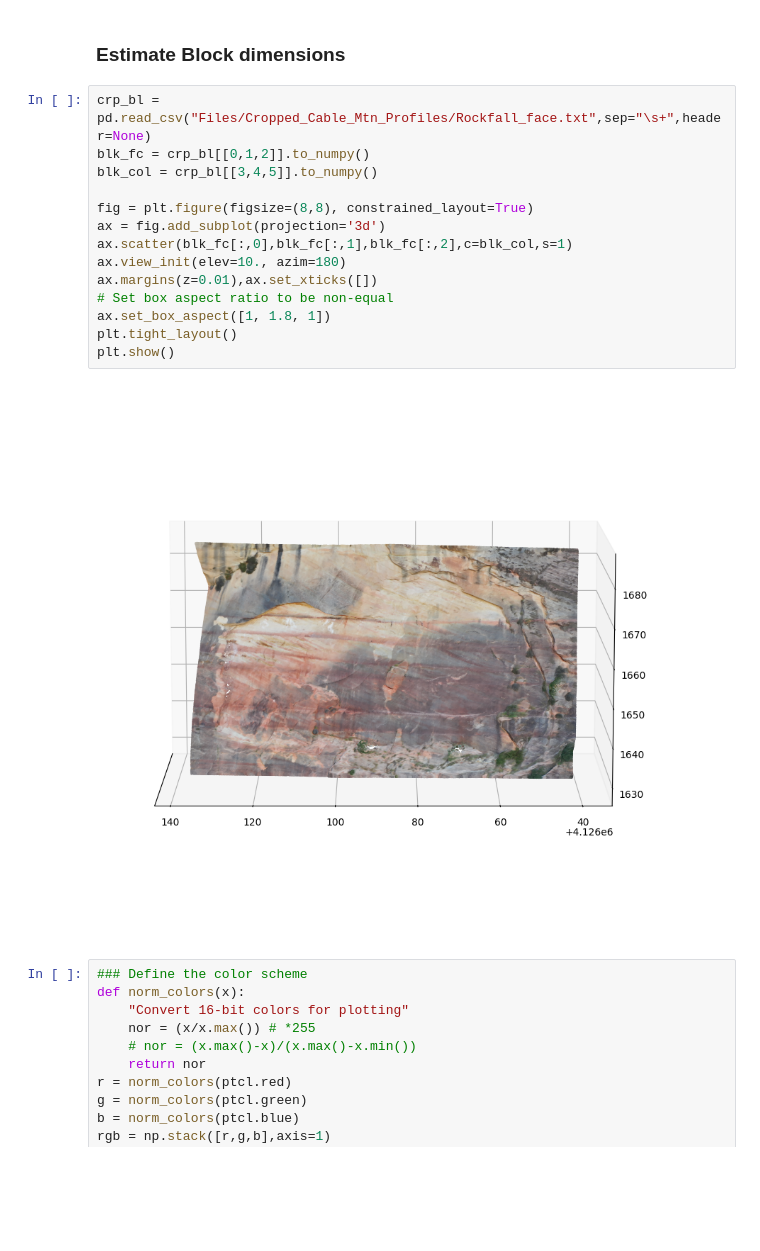
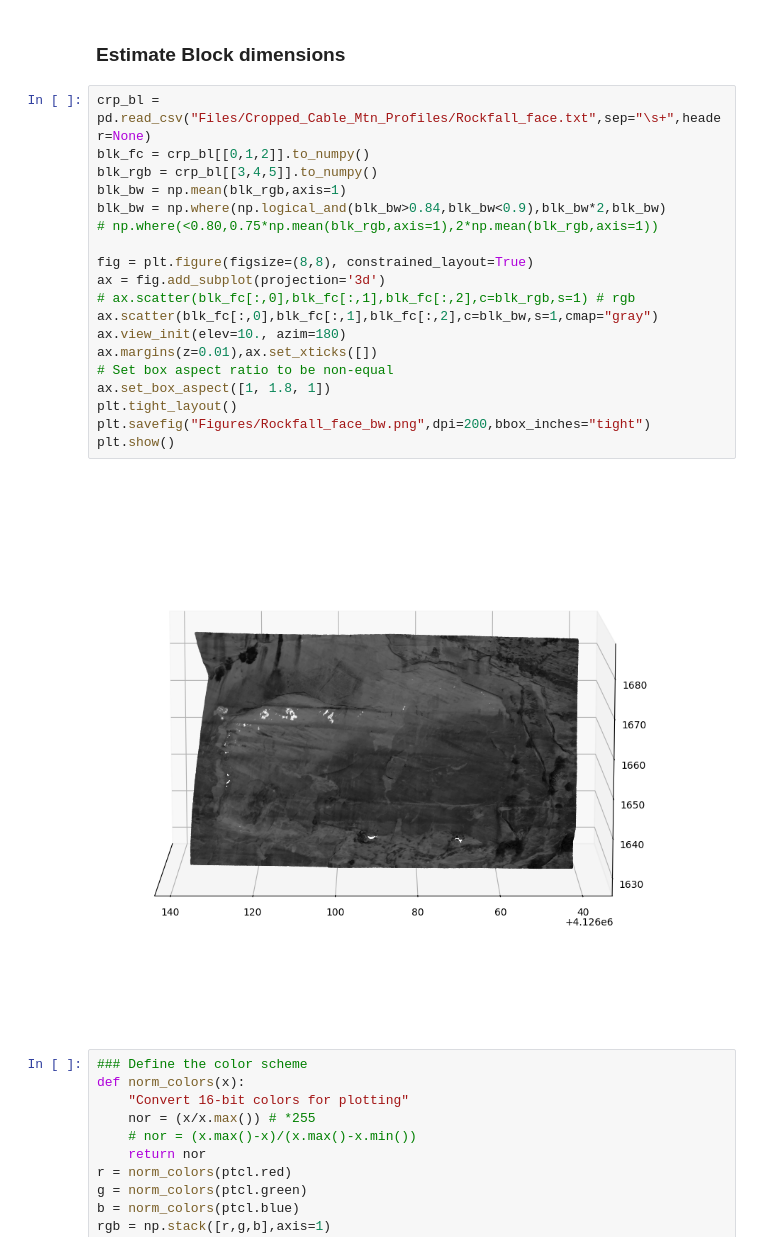
Before and after one commit to Josesx506/UA_PhD_Coursework_Assignments, a Jupyter notebook: 2024_Spring/GEN_580/Project/Final_Proj.ipynb, the cells around one changed output. Drawn from its saved outputs; the diff is of its cells as text; blank space fills up the shorter version.

```diff
--- a/2024_Spring/GEN_580/Project/Final_Proj.ipynb
+++ b/2024_Spring/GEN_580/Project/Final_Proj.ipynb
@@ -52,19 +153,24 @@ Block thickness: 0.88 m
 # %%
 crp_bl = pd.read_csv("Files/Cropped_Cable_Mtn_Profiles/Rockfall_face.txt",sep="\s+",header=None)
 blk_fc = crp_bl[[0,1,2]].to_numpy()
-blk_col = crp_bl[[3,4,5]].to_numpy()
+blk_rgb = crp_bl[[3,4,5]].to_numpy()
+blk_bw = np.mean(blk_rgb,axis=1)
+blk_bw = np.where(np.logical_and(blk_bw>0.84,blk_bw<0.9),blk_bw*2,blk_bw)
+# np.where(<0.80,0.75*np.mean(blk_rgb,axis=1),2*np.mean(blk_rgb,axis=1))
 
 fig = plt.figure(figsize=(8,8), constrained_layout=True)
 ax = fig.add_subplot(projection='3d')
-ax.scatter(blk_fc[:,0],blk_fc[:,1],blk_fc[:,2],c=blk_col,s=1)
+# ax.scatter(blk_fc[:,0],blk_fc[:,1],blk_fc[:,2],c=blk_rgb,s=1) # rgb
+ax.scatter(blk_fc[:,0],blk_fc[:,1],blk_fc[:,2],c=blk_bw,s=1,cmap="gray")
 ax.view_init(elev=10., azim=180)
 ax.margins(z=0.01),ax.set_xticks([])
 # Set box aspect ratio to be non-equal
 ax.set_box_aspect([1, 1.8, 1])
 plt.tight_layout()
+plt.savefig("Figures/Rockfall_face_bw.png",dpi=200,bbox_inches="tight")
 plt.show()
 # %% [output]
-[figure, old version]
+[figure, new version]
 # %%
 ### Define the color scheme
 def norm_colors(x):
```
Also changed, not shown: parts of 11 cells of this notebook, 1 other file.
